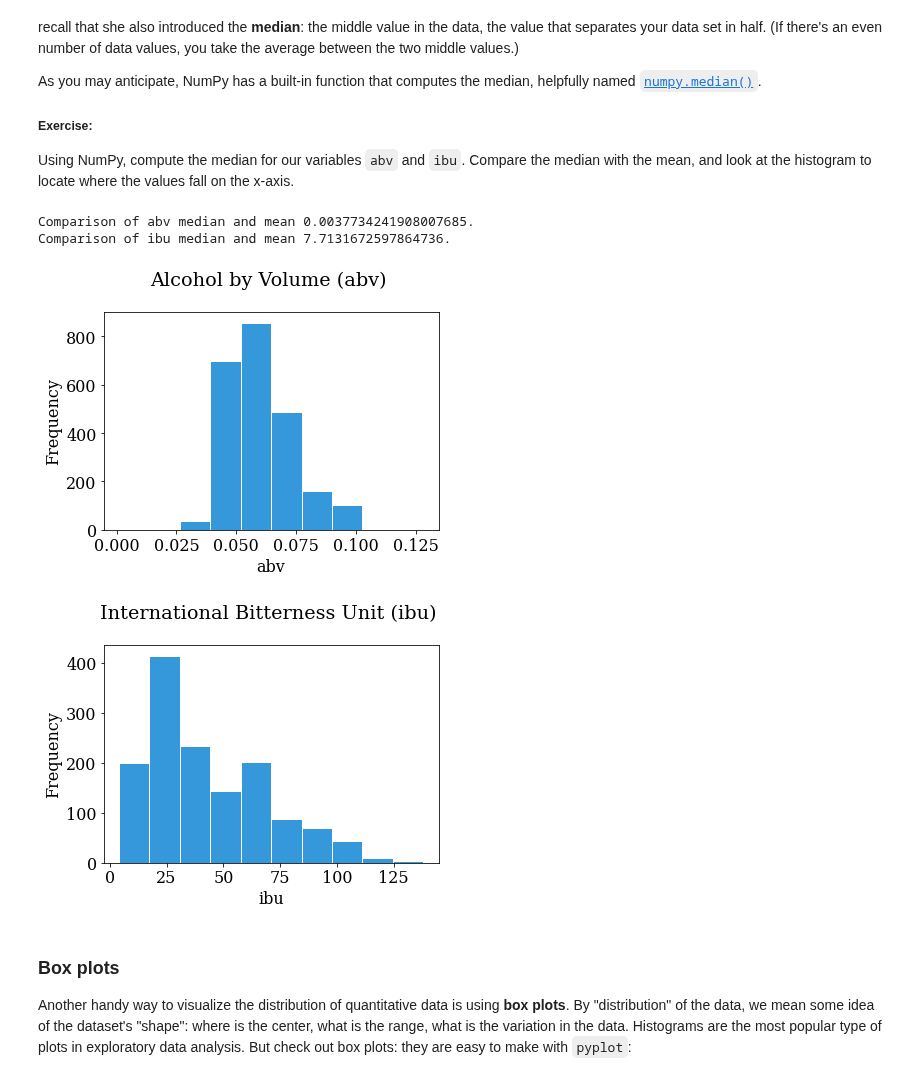
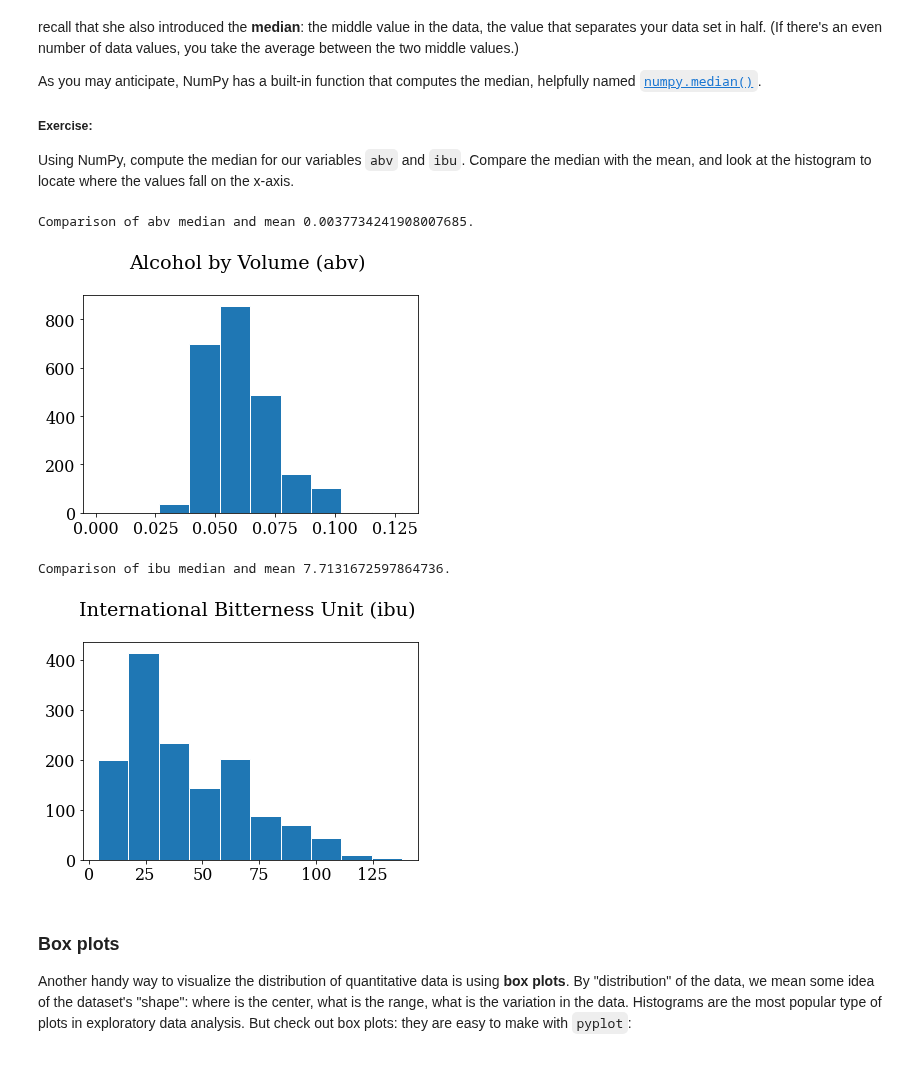
Before and after one commit to N0t10n/Strive_school, a Jupyter notebook: M1_Math/06. Advanced Stats/notebooks_en/2_Seeing_Stats.ipynb, the cells around one changed output. Drawn from its saved outputs; the diff is of its cells as text; code cells hidden in the pictures.

```diff
--- a/M1_Math/06. Advanced Stats/notebooks_en/2_Seeing_Stats.ipynb
+++ b/M1_Math/06. Advanced Stats/notebooks_en/2_Seeing_Stats.ipynb
@@ -198,34 +198,31 @@ Using NumPy, compute the median for our variables `abv` and `ibu`. Compare the m
 # %%
 # abv
 abv_mean = numpy.mean(abv)
 abv_median = numpy.median(abv)
 
-pyplot.figure(figsize=(6,4))
-pyplot.hist(abv, bins=10, color='#3498db', histtype='bar', edgecolor='white')
-pyplot.title('Alcohol by Volume (abv) \n')
-pyplot.xlabel('abv')
-pyplot.ylabel('Frequency');
+beers.hist(column='abv', edgecolor='white', grid = False)
+pyplot.title('Alcohol by Volume (abv) \n');
+
 # Median and mean comparison
 abv_comp = abs(abv_median - abv_mean)
 print(f'Comparison of abv median and mean {abv_comp}.')
-
-# ibu
-ibu_mean = numpy.mean(ibu)
-ibu_median = numpy.median(ibu)
-
-pyplot.figure(figsize=(6,4))
-pyplot.hist(ibu, bins=10, color='#3498db', histtype='bar', edgecolor='white')
-pyplot.title('International Bitterness Unit (ibu) \n')
-pyplot.xlabel('ibu')
-pyplot.ylabel('Frequency');
-# Median and mean comparison
-ibu_comp = abs(ibu_median - ibu_mean)
-print(f'Comparison of ibu median and mean {ibu_comp}.')
 # %% [output]
 Comparison of abv median and mean 0.0037734241908007685.
-Comparison of ibu median and mean 7.7131672597864736.
-[figure, old version]
+[figure, new version]
-[figure, removed]
+# %%
+# ibu
+ibu_mean = numpy.mean(ibu)
+ibu_median = numpy.median(ibu)
+
+beers.hist(column='ibu', edgecolor='white', grid = False)
+pyplot.title('International Bitterness Unit (ibu) \n');
+
+# Median and mean comparison
+ibu_comp = abs(ibu_median - ibu_mean)
+print(f'Comparison of ibu median and mean {ibu_comp}.')
+# %% [output]
+Comparison of ibu median and mean 7.7131672597864736.
+[figure, added]
 # %% [markdown]
 ### Box plots
 
```
